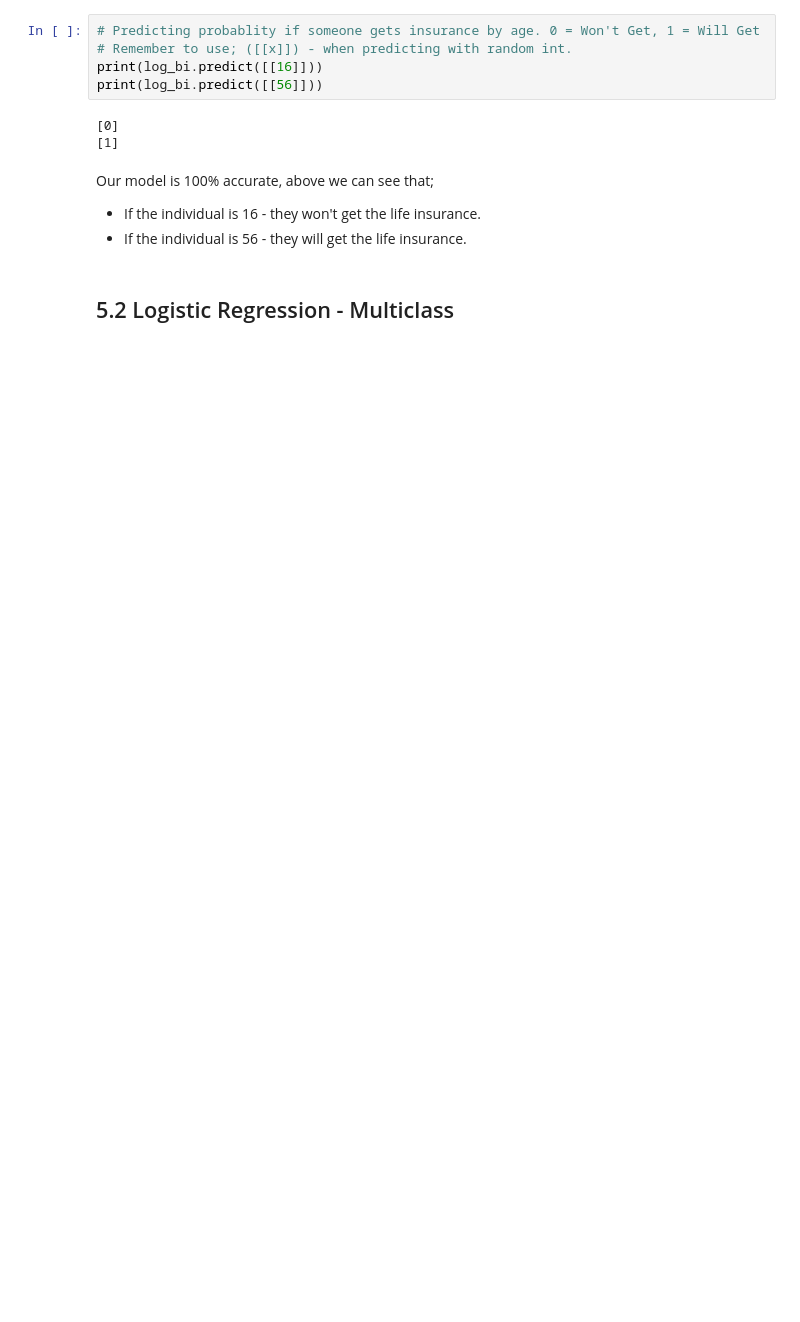
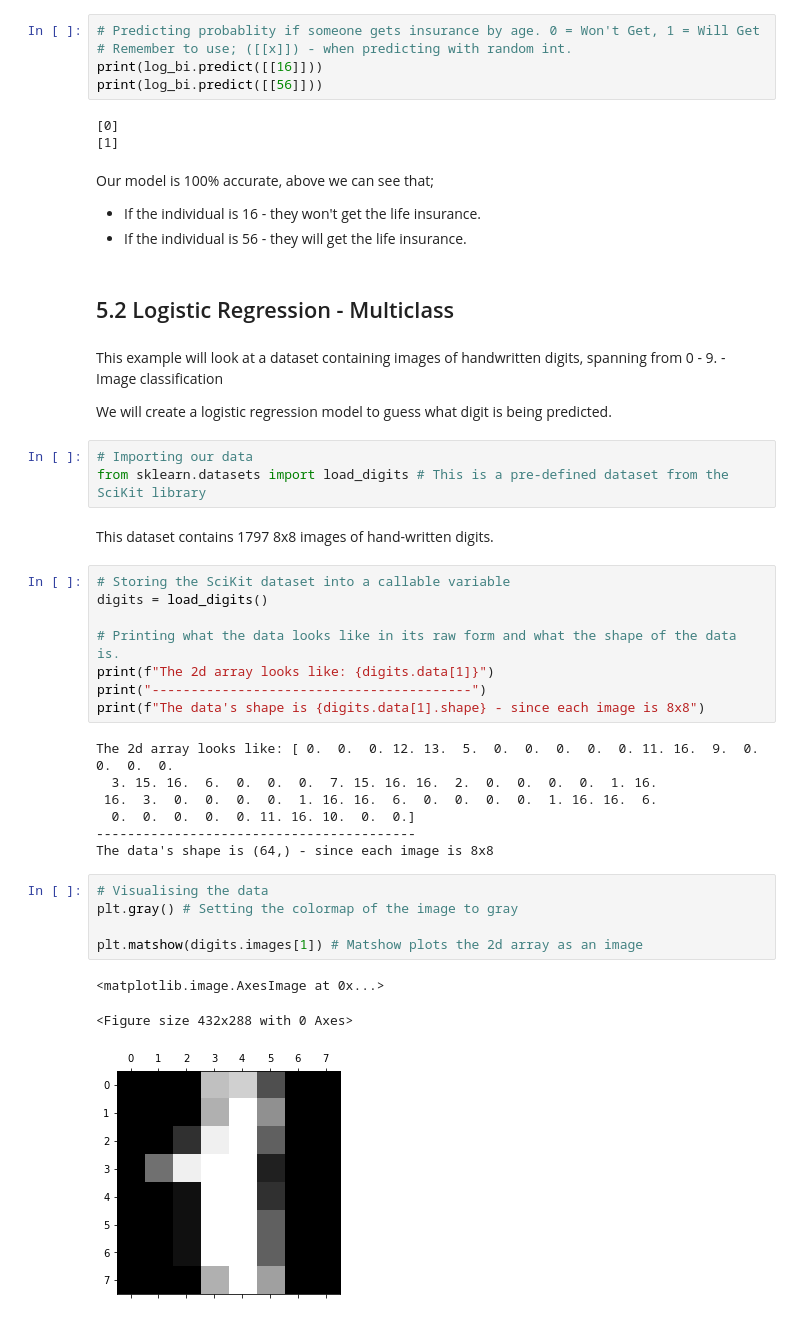
Before and after one commit to SunpreetSChahal/MachineLearning-Learning, a Jupyter notebook: (01) Practicing ML - Journal.ipynb, the cells around one changed output. Cells and saved outputs as stored; diff of their text form; blank space fills up the shorter version.

```diff
--- a/(01) Practicing ML - Journal.ipynb
+++ b/(01) Practicing ML - Journal.ipynb
@@ -502,3 +503,37 @@ Our model is 100% accurate, above we can see that;
 - If the individual is 56 - they will get the life insurance.
 # %% [markdown]
 ## 5.2 Logistic Regression - Multiclass
+# %% [markdown]
+This example will look at a dataset containing images of handwritten digits, spanning from 0 - 9.
+    - Image classification
+
+We will create a logistic regression model to guess what digit is being predicted.
+# %%
+# Importing our data
+from sklearn.datasets import load_digits # This is a pre-defined dataset from the SciKit library
+# %% [markdown]
+This dataset contains 1797 8x8 images of hand-written digits.
+# %%
+# Storing the SciKit dataset into a callable variable
+digits = load_digits()
+
+# Printing what the data looks like in its raw form and what the shape of the data is.
+print(f"The 2d array looks like: {digits.data[1]}")
+print("-----------------------------------------")
+print(f"The data's shape is {digits.data[1].shape} - since each image is 8x8")
+# %% [output]
+The 2d array looks like: [ 0.  0.  0. 12. 13.  5.  0.  0.  0.  0.  0. 11. 16.  9.  0.  0.  0.  0.
+  3. 15. 16.  6.  0.  0.  0.  7. 15. 16. 16.  2.  0.  0.  0.  0.  1. 16.
+ 16.  3.  0.  0.  0.  0.  1. 16. 16.  6.  0.  0.  0.  0.  1. 16. 16.  6.
+  0.  0.  0.  0.  0. 11. 16. 10.  0.  0.]
+-----------------------------------------
+The data's shape is (64,) - since each image is 8x8
+# %%
+# Visualising the data
+plt.gray() # Setting the colormap of the image to gray
+
+plt.matshow(digits.images[1]) # Matshow plots the 2d array as an image
+# %% [output]
+<matplotlib.image.AxesImage at 0x...>
+<Figure size 432x288 with 0 Axes>
+[figure, added]
```
Also changed, not shown: parts of 26 cells of this notebook.
